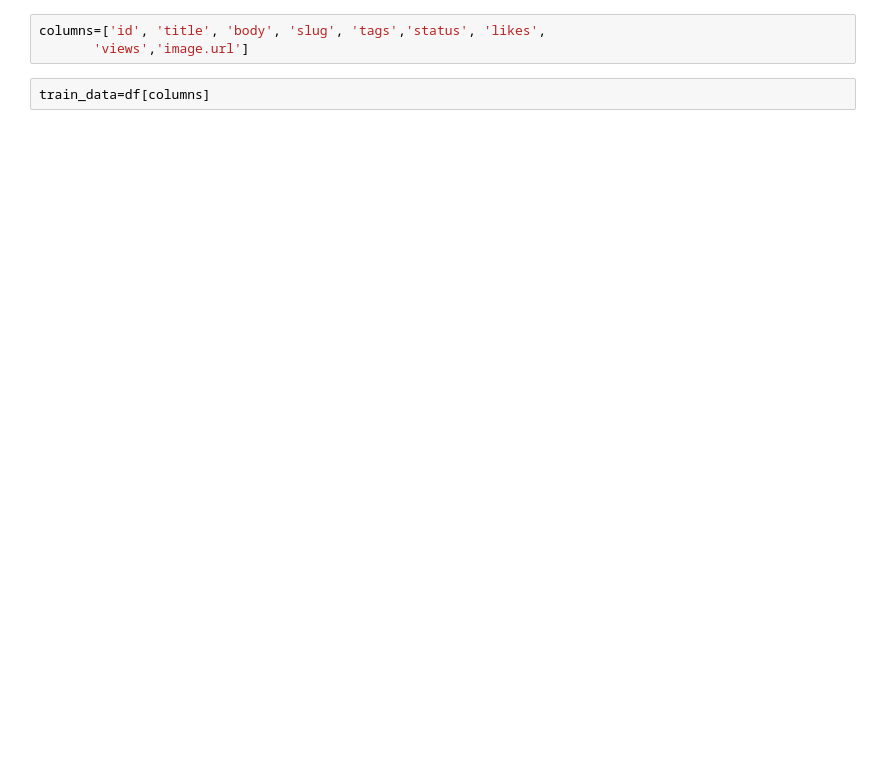
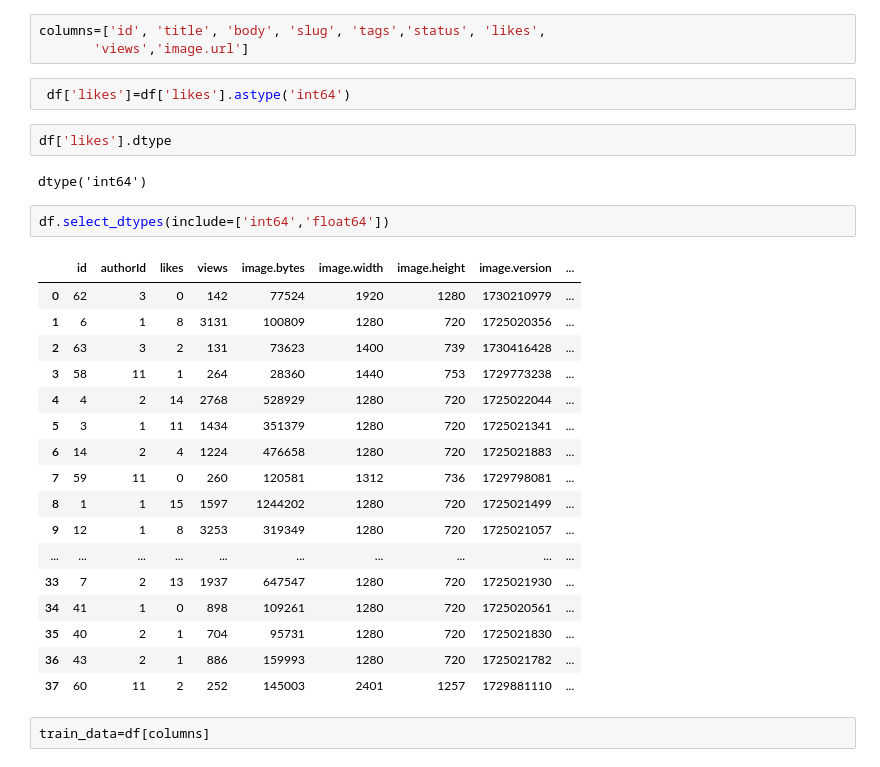
Before and after one commit to DAN-MASH/RecommendationSystem, a Jupyter notebook: notebook/data/model_trainer.ipynb, the cells around one changed output. Saved outputs shown, nothing was run; the diff lists cells and outputs as text; blank space fills up the shorter version.

```diff
--- a/notebook/data/model_trainer.ipynb
+++ b/notebook/data/model_trainer.ipynb
@@ -80,5 +80,31 @@ Index(['id', 'title', 'body', 'slug', 'tags', 'authorId', 'status', 'likes',
 # %%
 columns=['id', 'title', 'body', 'slug', 'tags','status', 'likes',
        'views','image.url']
+# %%
+ df['likes']=df['likes'].astype('int64')
+# %%
+df['likes'].dtype
+# %% [output]
+dtype('int64')
+# %%
+df.select_dtypes(include=['int64','float64'])
+# %% [output]
+|  | id | authorId | likes | views | image.bytes | image.width | image.height | image.version | ... |
+| 0 | 62 | 3 | 0 | 142 | 77524 | 1920 | 1280 | 1730210979 | ... |
+| 1 | 6 | 1 | 8 | 3131 | 100809 | 1280 | 720 | 1725020356 | ... |
+| 2 | 63 | 3 | 2 | 131 | 73623 | 1400 | 739 | 1730416428 | ... |
+| 3 | 58 | 11 | 1 | 264 | 28360 | 1440 | 753 | 1729773238 | ... |
+| 4 | 4 | 2 | 14 | 2768 | 528929 | 1280 | 720 | 1725022044 | ... |
+| 5 | 3 | 1 | 11 | 1434 | 351379 | 1280 | 720 | 1725021341 | ... |
+| 6 | 14 | 2 | 4 | 1224 | 476658 | 1280 | 720 | 1725021883 | ... |
+| 7 | 59 | 11 | 0 | 260 | 120581 | 1312 | 736 | 1729798081 | ... |
+| 8 | 1 | 1 | 15 | 1597 | 1244202 | 1280 | 720 | 1725021499 | ... |
+| 9 | 12 | 1 | 8 | 3253 | 319349 | 1280 | 720 | 1725021057 | ... |
+| ... | ... | ... | ... | ... | ... | ... | ... | ... | ... |
+| 33 | 7 | 2 | 13 | 1937 | 647547 | 1280 | 720 | 1725021930 | ... |
+| 34 | 41 | 1 | 0 | 898 | 109261 | 1280 | 720 | 1725020561 | ... |
+| 35 | 40 | 2 | 1 | 704 | 95731 | 1280 | 720 | 1725021830 | ... |
+| 36 | 43 | 2 | 1 | 886 | 159993 | 1280 | 720 | 1725021782 | ... |
+| 37 | 60 | 11 | 2 | 252 | 145003 | 2401 | 1257 | 1729881110 | ... |
 # %%
 train_data=df[columns]
```
Also changed, not shown: parts of 14 cells of this notebook, 8 other files.
